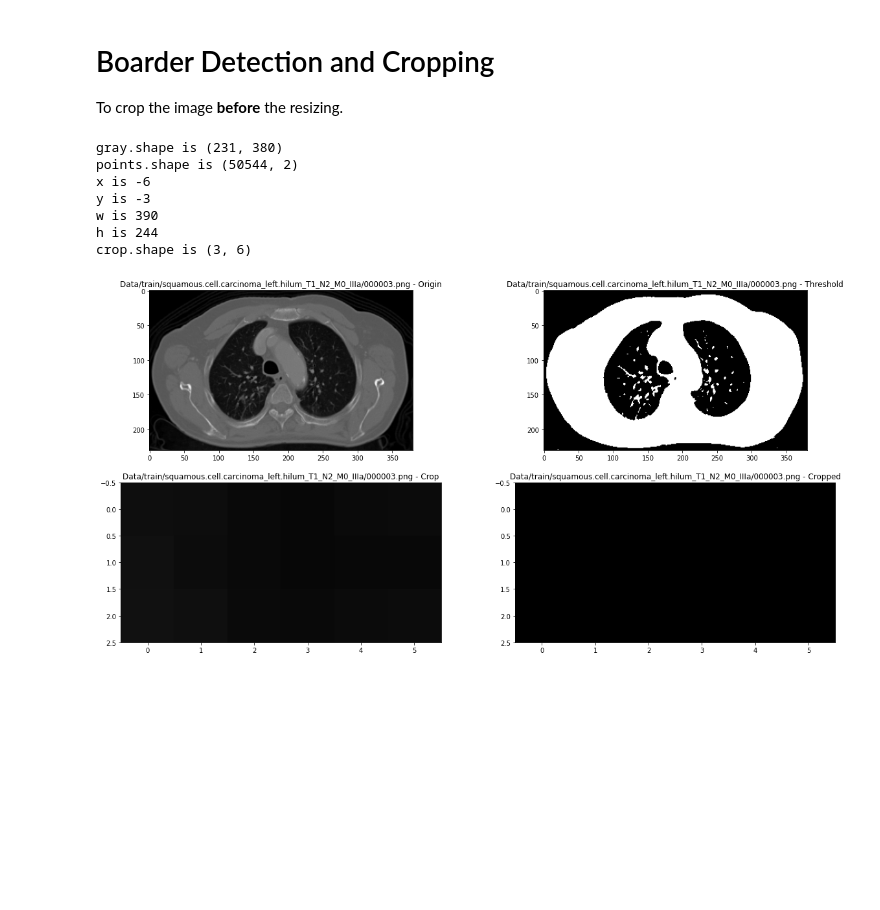
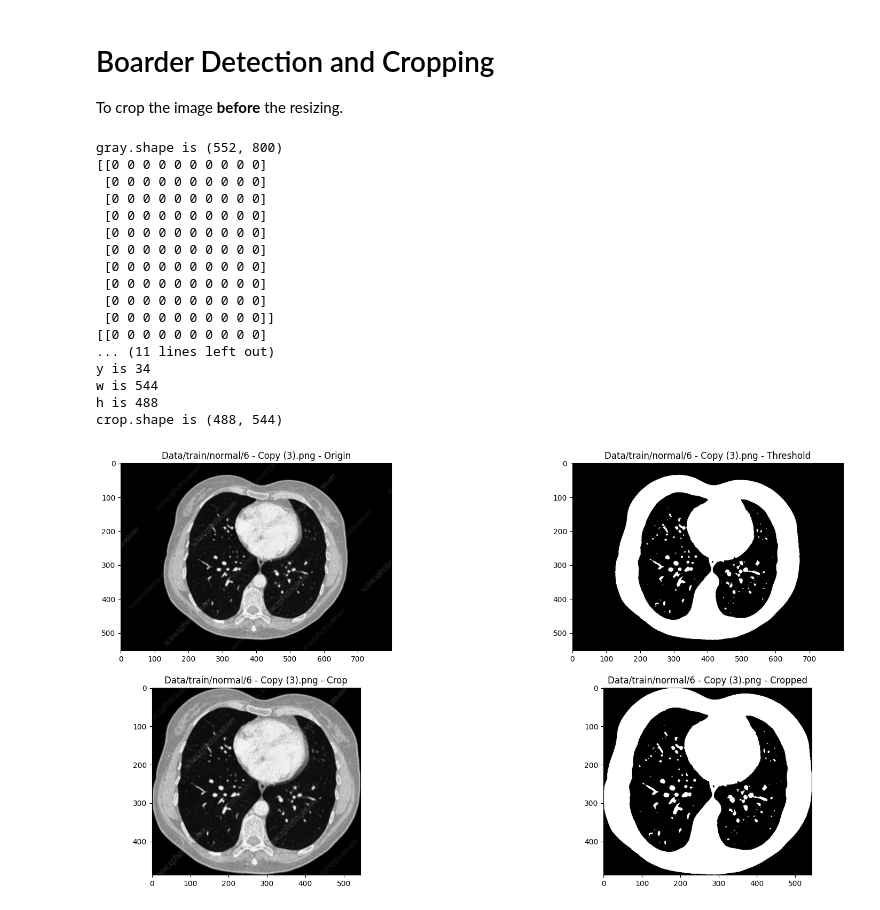
Before and after one commit to zacharyzimm/mids-281-final-project, a Jupyter notebook: boarder_detection_and_crop_harryl.ipynb, the cells around one changed output. Saved outputs shown, nothing was run; the diff lists cells and outputs as text; code cells hidden in the pictures; blank space fills up the shorter version.

Commit message:
boarder detection

```diff
--- a/boarder_detection_and_crop_harryl.ipynb
+++ b/boarder_detection_and_crop_harryl.ipynb
@@ -15,47 +16,68 @@ def detect_boarder(image_path):
     # load image
     fig, ax = plt.subplots(nrows=2, ncols=2, figsize=(20,10))
     gray = cv2.imread(image_path, cv2.IMREAD_GRAYSCALE)
+
+    kernel_size = 5
+    sigma = 1.0
+    kernel = cv2.getGaussianKernel(kernel_size, sigma)
+    kernel = np.outer(kernel, kernel.transpose())
+
+    # Apply the Gaussian filter
+    gray = cv2.filter2D(gray, -1, kernel)
+
     print('gray.shape is', gray.shape)
+    print(gray[50:60, 50:60])
     ax[0,0].imshow(gray, cmap='gray', vmin=0, vmax=255)
     ax[0,0].title.set_text(image_path + ' - Origin')
     # gray = cv2.resize(img, None, fx=0.25, fy=0.25) # resize since image is huge
     # gray = cv2.cvtColor(rsz_img, cv2.COLOR_BGR2GRAY) # convert to grayscale
 
     # threshold to get just the signature
     retval, thresh_gray = cv2.threshold(gray, thresh=50, maxval=255, type=cv2.THRESH_BINARY)
     ax[0,1].imshow(thresh_gray, cmap='gray', vmin=0, vmax=255)
     ax[0,1].title.set_text(image_path + ' - Threshold')
+    print(thresh_gray[50:60, 40:50])
+    print('thresh_gray.shape', thresh_gray.shape)
     # find where the signature is and make a cropped region
     points = np.argwhere(thresh_gray!=0) # find where the black pixels are
-    print('points.shape is', points.shape)
     points = np.fliplr(points) # store them in x,y coordinates instead of row,col indices
     x, y, w, h = cv2.boundingRect(points) # create a rectangle around those points
-    x, y, w, h = x-10, y-10, w+20, h+20 # make the box a little bigger
+#     x, y, w, h = x-10, y-10, w+20, h+20 # make the box a little bigger
     print('x is',x)
     print('y is',y)
     print('w is', w)
     print('h is', h)
     crop = gray[y:y+h, x:x+w] # create a cropped region of the gray image
     print('crop.shape is', crop.shape)
     ax[1,0].imshow(crop, cmap='gray', vmin=0, vmax=255)
     ax[1,0].title.set_text(image_path + ' - Crop')
     # get the thresholded crop
-    retval, thresh_crop = cv2.threshold(crop, thresh=200, maxval=255, type=cv2.THRESH_BINARY)
+    retval, thresh_crop = cv2.threshold(crop, thresh=50, maxval=255, type=cv2.THRESH_BINARY)
 
     ax[1,1].imshow(thresh_crop, cmap='gray', vmin=0, vmax=255)
     ax[1,1].title.set_text(image_path + ' - Cropped')
 
     # display
     # cv2.imshow("Cropped and thresholded image", thresh_crop)
     # cv2.waitKey(0)
 
-detect_boarder(s_path)
+detect_boarder(n_path)
 # %% [output]
-gray.shape is (231, 380)
-points.shape is (50544, 2)
-x is -6
-y is -3
-w is 390
-h is 244
-crop.shape is (3, 6)
+gray.shape is (552, 800)
+[[0 0 0 0 0 0 0 0 0 0]
+ [0 0 0 0 0 0 0 0 0 0]
+ [0 0 0 0 0 0 0 0 0 0]
+ [0 0 0 0 0 0 0 0 0 0]
+ [0 0 0 0 0 0 0 0 0 0]
+ [0 0 0 0 0 0 0 0 0 0]
+ [0 0 0 0 0 0 0 0 0 0]
+ [0 0 0 0 0 0 0 0 0 0]
+ [0 0 0 0 0 0 0 0 0 0]
+ [0 0 0 0 0 0 0 0 0 0]]
+[[0 0 0 0 0 0 0 0 0 0]
+... (11 lines left out)
+y is 34
+w is 544
+h is 488
+crop.shape is (488, 544)
-[figure, old version]
+[figure, new version]
```
Also changed, not shown: parts of 1 cell of this notebook.
